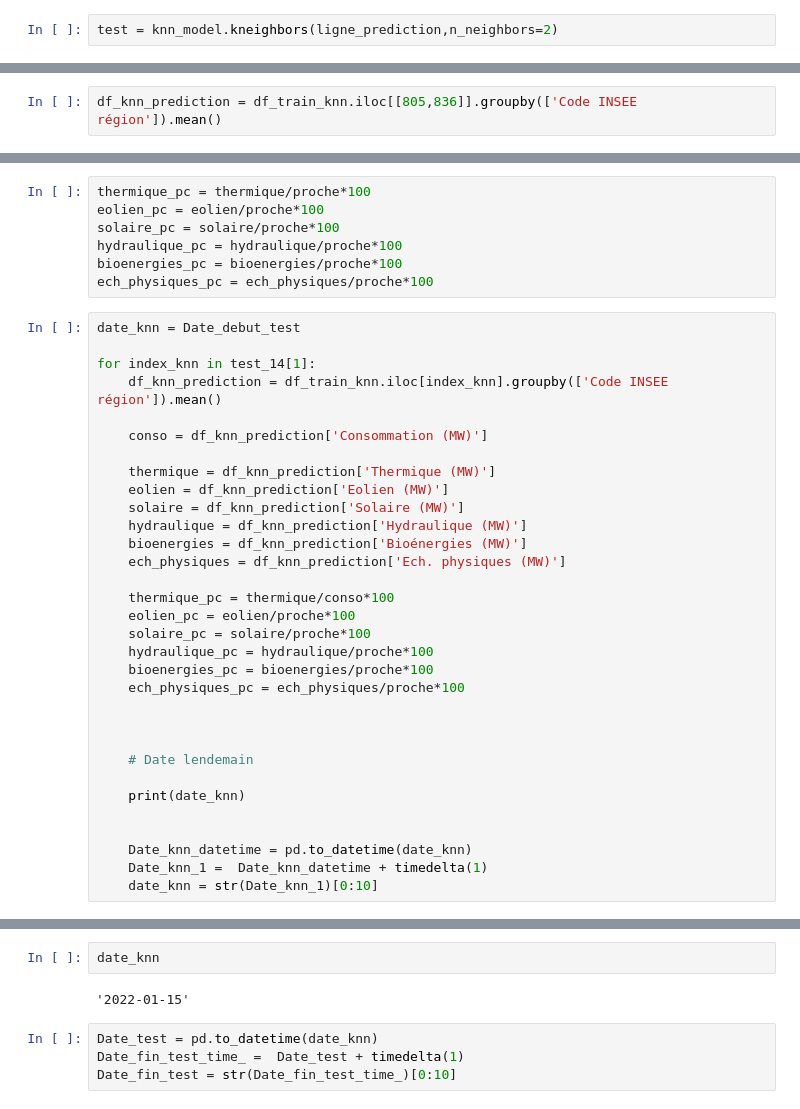
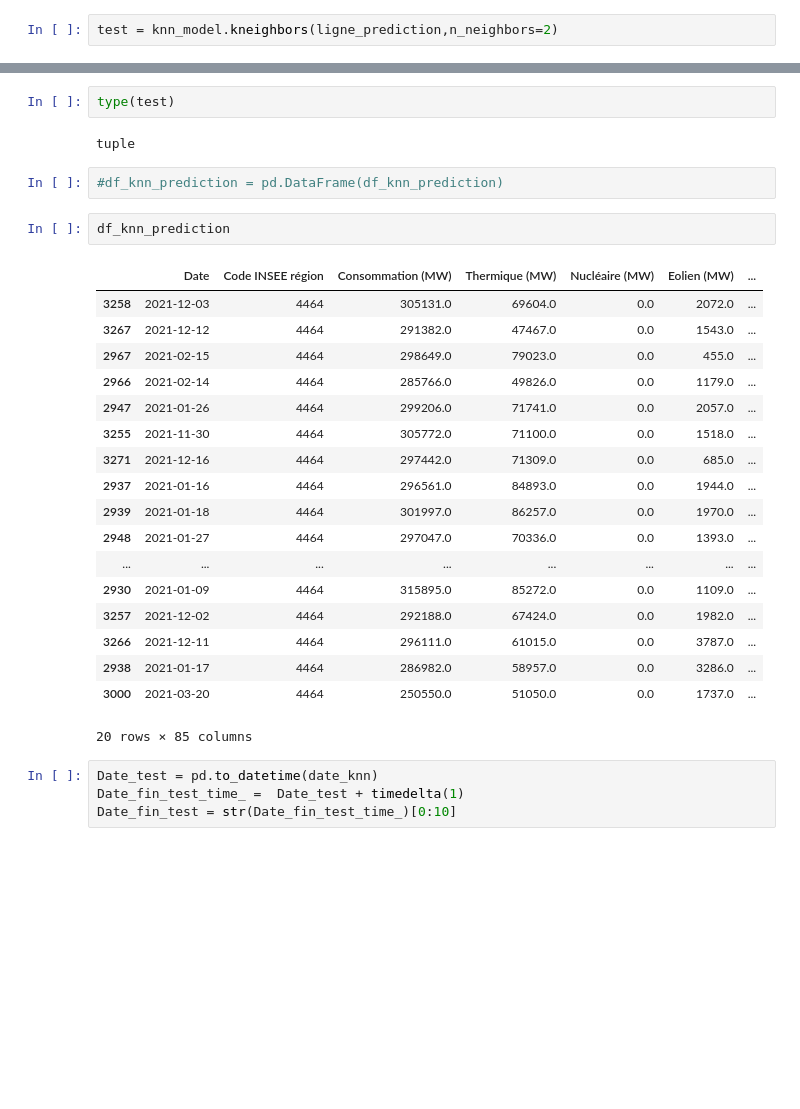
Before and after one commit to thomasbordier/forecast_energy_consumption, a Jupyter notebook: notebooks/ML_x_less.ipynb, the cells around one changed output, grey strips where cells are left out. Drawn from its saved outputs; the diff is of its cells as text; blank space fills up the shorter version.

```diff
--- a/notebooks/ML_x_less.ipynb
+++ b/notebooks/ML_x_less.ipynb
@@ -665,2 +577,0 @@ df_train_knn
-# %%
-df_knn_prediction = df_train_knn.iloc[[805,836]].groupby(['Code INSEE région']).mean()
@@ -674,39 +577,0 @@ ech_physiques = df_knn_prediction['Ech. physiques (MW)']
-# %%
-thermique_pc = thermique/proche*100
-eolien_pc = eolien/proche*100
-solaire_pc = solaire/proche*100
-hydraulique_pc = hydraulique/proche*100
-bioenergies_pc = bioenergies/proche*100
-ech_physiques_pc = ech_physiques/proche*100
-# %%
-date_knn = Date_debut_test
-
-for index_knn in test_14[1]:
-    df_knn_prediction = df_train_knn.iloc[index_knn].groupby(['Code INSEE région']).mean()
-
-    conso = df_knn_prediction['Consommation (MW)']
-
-    thermique = df_knn_prediction['Thermique (MW)']
-    eolien = df_knn_prediction['Eolien (MW)']
-    solaire = df_knn_prediction['Solaire (MW)']
-    hydraulique = df_knn_prediction['Hydraulique (MW)']
-    bioenergies = df_knn_prediction['Bioénergies (MW)']
-    ech_physiques = df_knn_prediction['Ech. physiques (MW)']
-
-    thermique_pc = thermique/conso*100
-    eolien_pc = eolien/proche*100
-    solaire_pc = solaire/proche*100
-    hydraulique_pc = hydraulique/proche*100
-    bioenergies_pc = bioenergies/proche*100
-    ech_physiques_pc = ech_physiques/proche*100
-
-
-
-    # Date lendemain
-
-    print(date_knn)
-
-
-    Date_knn_datetime = pd.to_datetime(date_knn)
-    Date_knn_1 =  Date_knn_datetime + timedelta(1)
-    date_knn = str(Date_knn_1)[0:10]
@@ -728,7 +685,30 @@ for index_knn in test_14[1]:
+# %%
+type(test)
+# %% [output]
+tuple
 # %%
-date_knn
+#df_knn_prediction = pd.DataFrame(df_knn_prediction)
-# %% [output]
-'2022-01-15'
+# %%
+df_knn_prediction
+# %% [output]
+|  | Date | Code INSEE région | Consommation (MW) | Thermique (MW) | Nucléaire (MW) | Eolien (MW) | ... |
+| 3258 | 2021-12-03 | 4464 | 305131.0 | 69604.0 | 0.0 | 2072.0 | ... |
+| 3267 | 2021-12-12 | 4464 | 291382.0 | 47467.0 | 0.0 | 1543.0 | ... |
+| 2967 | 2021-02-15 | 4464 | 298649.0 | 79023.0 | 0.0 | 455.0 | ... |
+| 2966 | 2021-02-14 | 4464 | 285766.0 | 49826.0 | 0.0 | 1179.0 | ... |
+| 2947 | 2021-01-26 | 4464 | 299206.0 | 71741.0 | 0.0 | 2057.0 | ... |
+| 3255 | 2021-11-30 | 4464 | 305772.0 | 71100.0 | 0.0 | 1518.0 | ... |
+| 3271 | 2021-12-16 | 4464 | 297442.0 | 71309.0 | 0.0 | 685.0 | ... |
+| 2937 | 2021-01-16 | 4464 | 296561.0 | 84893.0 | 0.0 | 1944.0 | ... |
+| 2939 | 2021-01-18 | 4464 | 301997.0 | 86257.0 | 0.0 | 1970.0 | ... |
+| 2948 | 2021-01-27 | 4464 | 297047.0 | 70336.0 | 0.0 | 1393.0 | ... |
+| ... | ... | ... | ... | ... | ... | ... | ... |
+| 2930 | 2021-01-09 | 4464 | 315895.0 | 85272.0 | 0.0 | 1109.0 | ... |
+| 3257 | 2021-12-02 | 4464 | 292188.0 | 67424.0 | 0.0 | 1982.0 | ... |
+| 3266 | 2021-12-11 | 4464 | 296111.0 | 61015.0 | 0.0 | 3787.0 | ... |
+| 2938 | 2021-01-17 | 4464 | 286982.0 | 58957.0 | 0.0 | 3286.0 | ... |
+| 3000 | 2021-03-20 | 4464 | 250550.0 | 51050.0 | 0.0 | 1737.0 | ... |
+20 rows × 85 columns
 # %%
 Date_test = pd.to_datetime(date_knn)
 Date_fin_test_time_ =  Date_test + timedelta(1)
```
Also changed, not shown: parts of 20 cells of this notebook, 4 other files.
